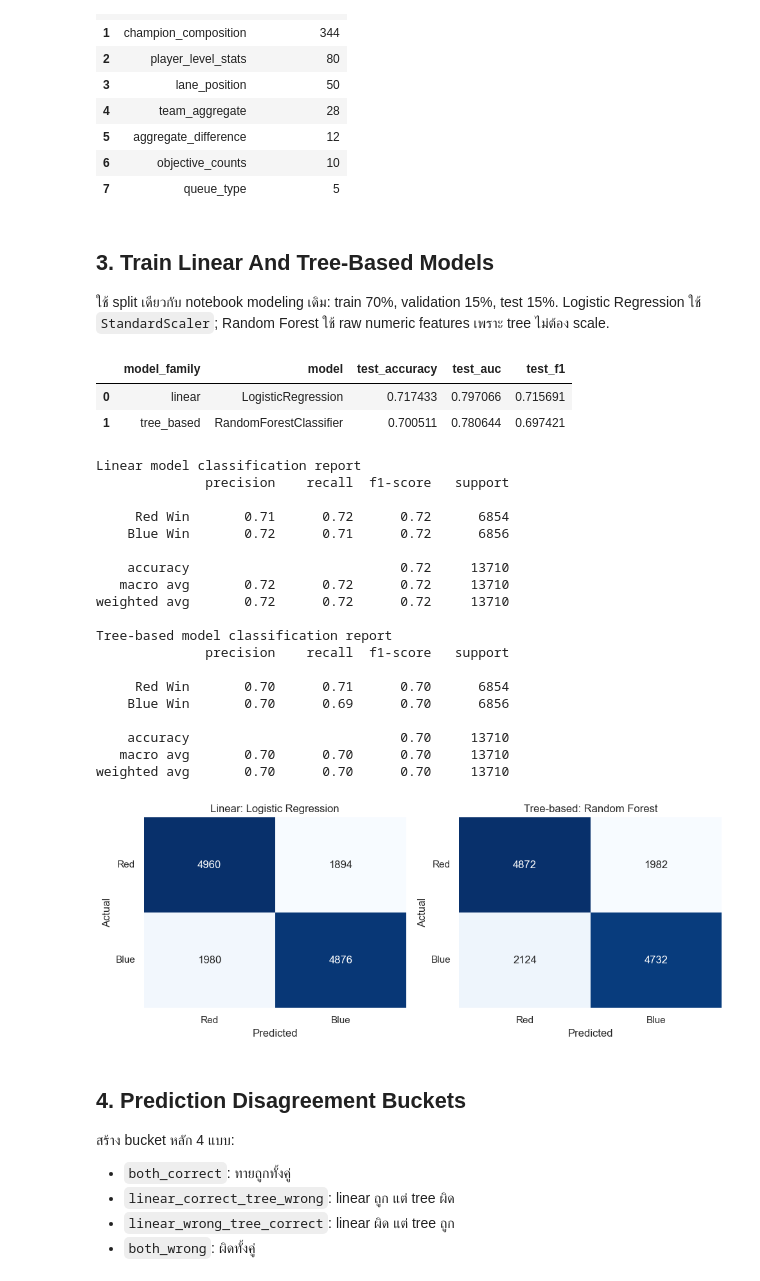
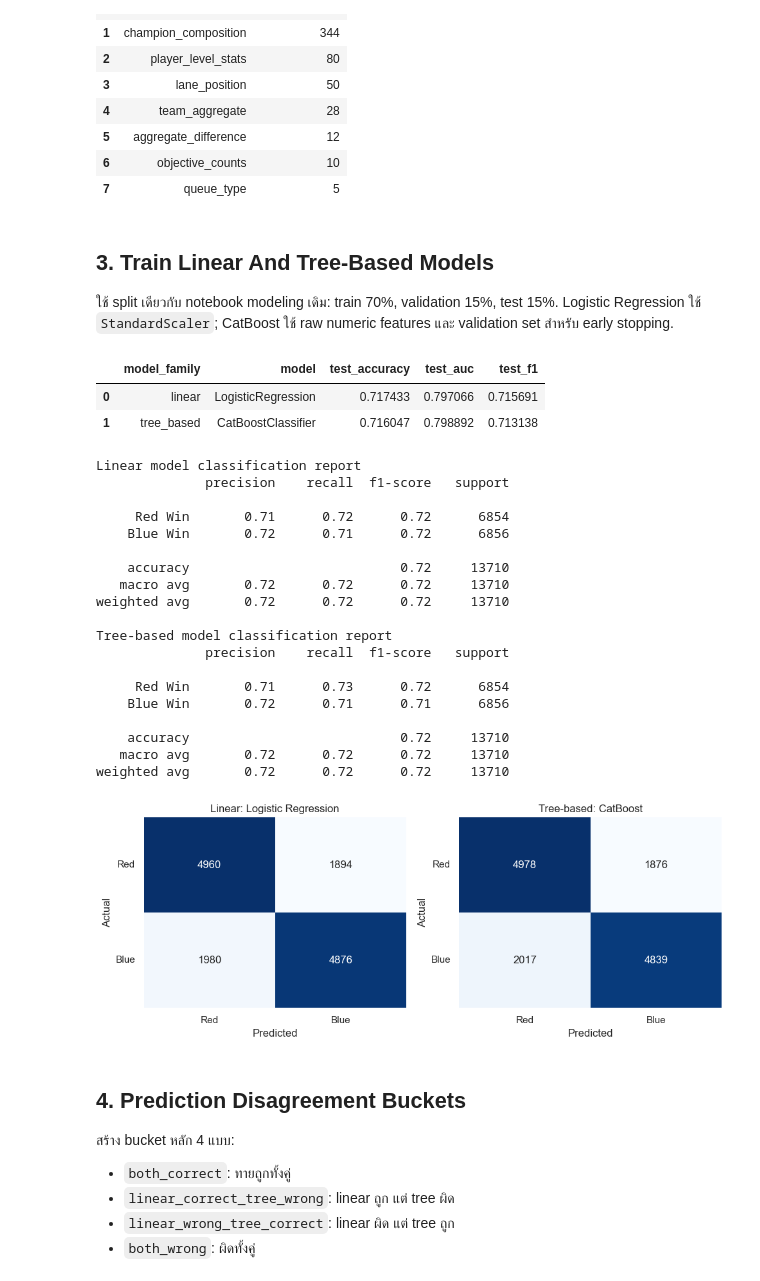
Before and after one commit to Kiatisakk/Predicting-League-of-Legends-Match-Outcomes-Using-10-Minute-Data, a Jupyter notebook: 07_error_analysis_linear_vs_treebased.ipynb, the cells around one changed output. Drawn from its saved outputs; the diff is of its cells as text; code cells hidden in the pictures.

Commit message:
change treebased from RandomForest to CatBoost

```diff
--- a/07_error_analysis_linear_vs_treebased.ipynb
+++ b/07_error_analysis_linear_vs_treebased.ipynb
@@ -196,7 +196,7 @@ display(feature_group_table)
 # %% [markdown]
 ## 3. Train Linear And Tree-Based Models
 
-ใช้ split เดียวกับ notebook modeling เดิม: train 70%, validation 15%, test 15%. Logistic Regression ใช้ `StandardScaler`; Random Forest ใช้ raw numeric features เพราะ tree ไม่ต้อง scale.
+ใช้ split เดียวกับ notebook modeling เดิม: train 70%, validation 15%, test 15%. Logistic Regression ใช้ `StandardScaler`; CatBoost ใช้ raw numeric features และ validation set สำหรับ early stopping.
 # %%
 temp_size = 0.30
 X_train, X_temp, y_train, y_temp = train_test_split(
@@ -216,19 +216,50 @@ linear_model.fit(X_train_sc, y_train)
 linear_prob = linear_model.predict_proba(X_test_sc)[:, 1]
 linear_pred = (linear_prob >= 0.50).astype(int)
 
-# n_jobs=1 avoids Windows sandbox multiprocessing permission issues.
-tree_model = RandomForestClassifier(
-    n_estimators=160,
-    max_depth=15,
-    min_samples_leaf=10,
-    max_features='sqrt',
-    bootstrap=True,
-    max_samples=0.75,
-    n_jobs=1,
-    random_state=42,
+INT_PARAMS = {'max_depth', 'min_samples_leaf', 'n_estimators', 'min_child_weight', 'num_leaves', 'min_child_samples', 'depth'}
+
+def clean_cached_param_value(key, value):
+    if pd.isna(value) or value == '':
+        return None
+    if isinstance(value, str):
+        value = value.strip()
+        if value == '' or value.lower() == 'nan' or value == 'None':
+            return None
+    if key in INT_PARAMS:
+        return int(float(value))
+    if isinstance(value, str):
+        try:
+            return float(value)
+        except ValueError:
+            return value
+    return value
+
+def load_params(path='outputs/all_features/best_params.csv'):
+    params_path = Path(path)
+    if not params_path.exists():
+        return {}
+    params_table = pd.read_csv(params_path, index_col=0)
+    params = {}
+    for model_name, row in params_table.iterrows():
+        cleaned = {}
+        for key, value in row.items():
+            v = clean_cached_param_value(key, value)
+            if v is not None:
+                cleaned[key] = v
+        params[model_name] = cleaned
+    return params
+
+catboost_params = load_params().get('CatBoost', {})
+tree_model = CatBoostClassifier(
+    **catboost_params,
+    iterations=800,
+    random_seed=42,
+    verbose=0,
+    early_stopping_rounds=50,
+    allow_writing_files=False,
 )
-tree_model.fit(X_train, y_train)
-tree_prob = tree_model.predict_proba(X_test)[:, 1]
+tree_model.fit(X_train.values, y_train.values, eval_set=(X_val.values, y_val.values))
+tree_prob = tree_model.predict_proba(X_test.values)[:, 1]
 tree_pred = (tree_prob >= 0.50).astype(int)
 
 metrics = pd.DataFrame([
@@ -241,7 +272,7 @@ metrics = pd.DataFrame([
     },
     {
         'model_family': 'tree_based',
-        'model': 'RandomForestClassifier',
+        'model': 'CatBoostClassifier',
         'test_accuracy': accuracy_score(y_test, tree_pred),
         'test_auc': roc_auc_score(y_test, tree_prob),
         'test_f1': f1_score(y_test, tree_pred),
@@ -257,7 +288,7 @@ print(classification_report(y_test, tree_pred, target_names=['Red Win', 'Blue Wi
 # %% [output]
 |  | model_family | model | test_accuracy | test_auc | test_f1 |
 | 0 | linear | LogisticRegression | 0.717433 | 0.797066 | 0.715691 |
-| 1 | tree_based | RandomForestClassifier | 0.700511 | 0.780644 | 0.697421 |
+| 1 | tree_based | CatBoostClassifier | 0.716047 | 0.798892 | 0.713138 |
 Linear model classification report
               precision    recall  f1-score   support
 
@@ -271,30 +302,30 @@ weighted avg       0.72      0.72      0.72     13710
 Tree-based model classification report
               precision    recall  f1-score   support
 
-     Red Win       0.70      0.71      0.70      6854
-    Blue Win       0.70      0.69      0.70      6856
+     Red Win       0.71      0.73      0.72      6854
+    Blue Win       0.72      0.71      0.71      6856
 
-    accuracy                           0.70     13710
-   macro avg       0.70      0.70      0.70     13710
-weighted avg       0.70      0.70      0.70     13710
+    accuracy                           0.72     13710
+   macro avg       0.72      0.72      0.72     13710
+weighted avg       0.72      0.72      0.72     13710
 # %%
 fig, axes = plt.subplots(1, 2, figsize=(10, 4))
 for ax, pred, title in [
     (axes[0], linear_pred, 'Linear: Logistic Regression'),
-    (axes[1], tree_pred, 'Tree-based: Random Forest'),
+    (axes[1], tree_pred, 'Tree-based: CatBoost'),
 ]:
     cm = confusion_matrix(y_test, pred)
     sns.heatmap(cm, annot=True, fmt='d', cmap='Blues', cbar=False, ax=ax)
     ax.set_title(title)
     ax.set_xlabel('Predicted')
     ax.set_ylabel('Actual')
     ax.set_xticklabels(['Red', 'Blue'])
     ax.set_yticklabels(['Red', 'Blue'], rotation=0)
 plt.tight_layout()
 plt.savefig(OUTPUT_DIR / 'confusion_matrices.png', dpi=150, bbox_inches='tight')
 plt.show()
 # %% [output]
-[figure, old version]
+[figure, new version]
 # %% [markdown]
 ## 4. Prediction Disagreement Buckets
 
```
Also changed, not shown: parts of 13 cells of this notebook, 18 other files.
